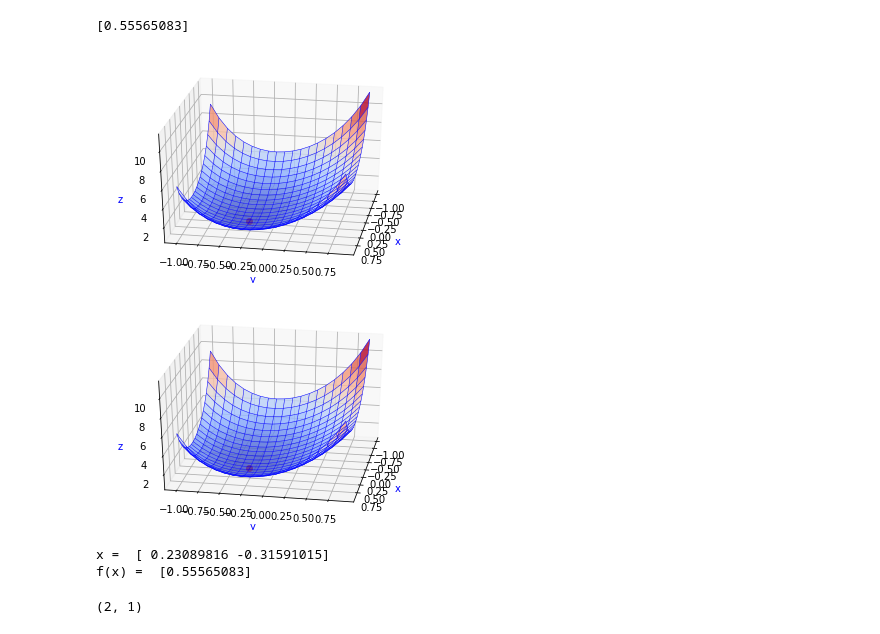
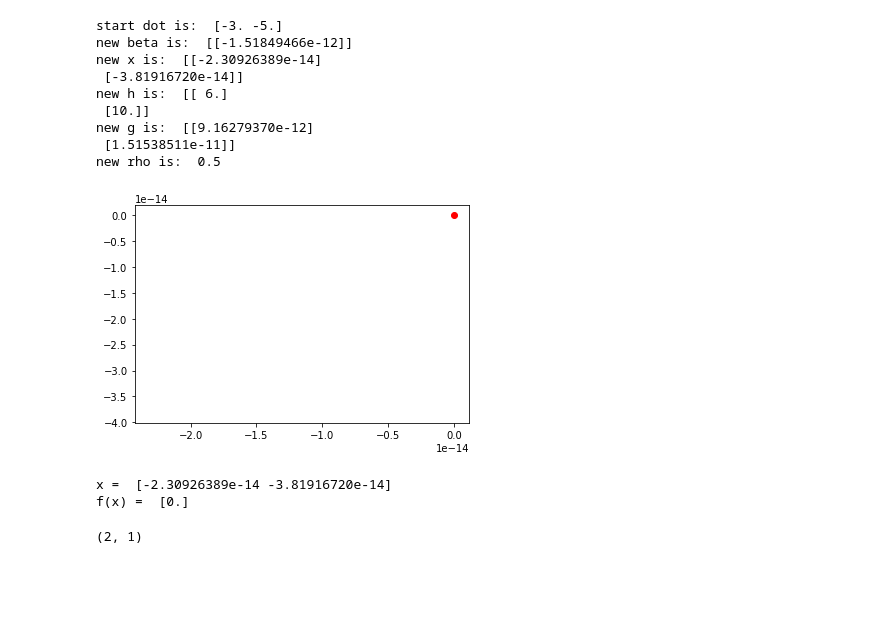
Before and after one commit to serhyPyton/optimization, a Jupyter notebook: conjugate_gradient_method/lab.ipynb, the cells around one changed output. Cells and saved outputs as stored; diff of their text form; code cells hidden in the pictures; blank space fills up the shorter version.

```diff
--- a/conjugate_gradient_method/lab.ipynb
+++ b/conjugate_gradient_method/lab.ipynb
@@ -53,34 +50,56 @@ f(x) =  [0.55565083]
 # %%
-print(f(x+0.86*h))
-stop = 0
-while (stop != 1):
-    rho = 1
-    min = 100
-    plot(x,f(x))
-    for a in np.arange(0.,1.,0.01):
-        s=f(x+a*h)
-        if s<min:
-            min=s
-            rho=a
-    x=x+rho*h
-    g_old=g
-    g=-get_grad(x)
-    if np.linalg.norm(g) < 0.01:
-        stop = 1
-    beta=np.dot(np.transpose(g-g_old),g)/np.dot(np.transpose(g_old),g_old)
-    if k%(teta-1)==0:
-        beta=0
-    h=g+beta*h
-    k=k+1
-    plot(x,min)
-print("x = ", x.flatten())
-print("f(x) = ", min)
+        print("start dot is: ", x.flatten())
+        stop = 0
+        while (stop != 1):
+            rho = 1
+            min = 100
+            for a in np.arange(0.,1.,0.01):
+                s=f(x+a*h)
+                if s<min:
+                    min=s
+                    rho=a
+            x=x+rho*h
+            g_old=g
+            g=-get_grad(x)
+            if np.linalg.norm(g) < 0.1:
+                stop = 1
+            beta=np.dot(np.transpose(g-g_old),g)/np.dot(np.transpose(g_old),g_old)
+            print("new beta is: ",beta)
+            print("new x is: ",x)
+            print("new h is: ",h)
+            print("new g is: ",g)
+            print("new rho is: ",rho)
+            if k%(teta-1)==0:
+                beta=0
+            h=g+beta*h
+            k=k+1
+            #draw
+            plt.plot(x[0], x[1], f(x), 'ro')
+            plt.draw()
+            plt.pause(0.2)
+            #draw
+        print("x = ", x.flatten())
+        print("f(x) = ", min)
+
+        x = np.array([[a1],[a2]], dtype=np.float64)
+        k=0
+        a=0
+        grad_f=get_grad(x)
+        g=-grad_f
+        h=-grad_f
 # %% [output]
-[0.55565083]
+start dot is:  [-3. -5.]
+new beta is:  [[-1.51849466e-12]]
+new x is:  [[-2.30926389e-14]
+ [-3.81916720e-14]]
+new h is:  [[ 6.]
+ [10.]]
+new g is:  [[9.16279370e-12]
+ [1.51538511e-11]]
+new rho is:  0.5
-[figure, old version]
+[figure, new version]
-[figure, removed]
-x =  [ 0.23089816 -0.31591015]
-f(x) =  [0.55565083]
+x =  [-2.30926389e-14 -3.81916720e-14]
+f(x) =  [0.]
 # %%
 x.shape
 # %% [output]
```
Also changed, not shown: parts of 1 cell of this notebook, 7 other files.
